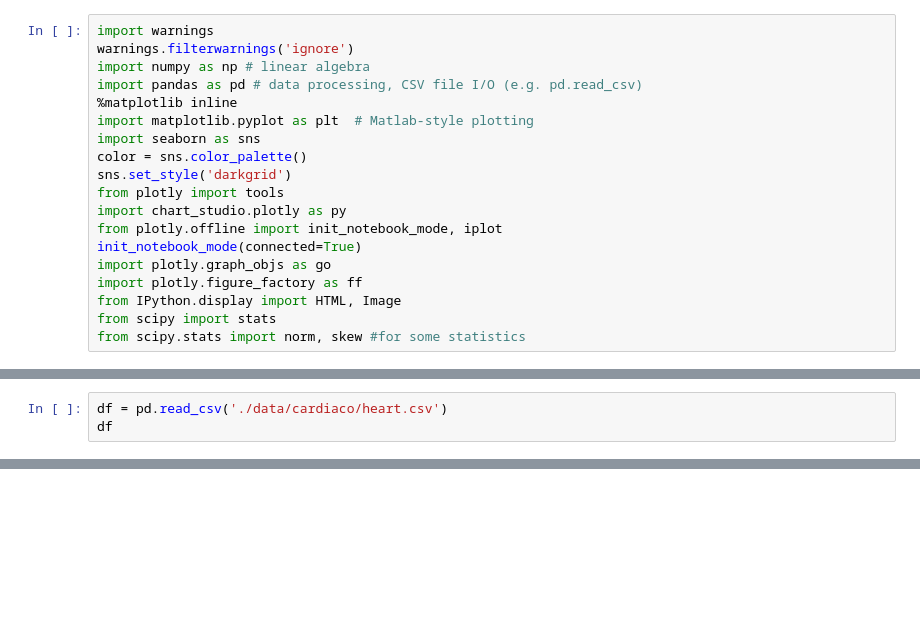
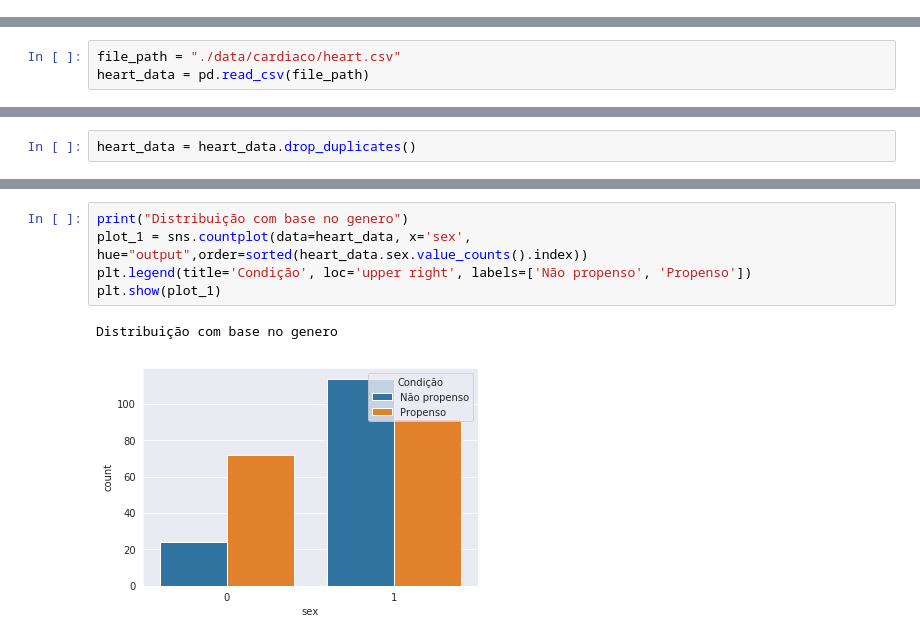
Before and after one commit to GutierrezHenrique/AulaJupyterLab, a Jupyter notebook: DataSetAtaquesCardiacos.ipynb, the cells around one changed output, grey strips where cells are left out. Drawn from its saved outputs; the diff is of its cells as text; blank space fills up the shorter version.

```diff
--- a/DataSetAtaquesCardiacos.ipynb
+++ b/DataSetAtaquesCardiacos.ipynb
@@ -13,19 +0,0 @@ Requirement already satisfied: idna<2.9,>=2.5 in /opt/conda/lib/python3.6/site-p
-# %%
-import warnings
-warnings.filterwarnings('ignore')
-import numpy as np # linear algebra
-import pandas as pd # data processing, CSV file I/O (e.g. pd.read_csv)
-%matplotlib inline
-import matplotlib.pyplot as plt  # Matlab-style plotting
-import seaborn as sns
-color = sns.color_palette()
-sns.set_style('darkgrid')
-from plotly import tools
-import chart_studio.plotly as py
-from plotly.offline import init_notebook_mode, iplot
-init_notebook_mode(connected=True)
-import plotly.graph_objs as go
-import plotly.figure_factory as ff
-from IPython.display import HTML, Image
-from scipy import stats
-from scipy.stats import norm, skew #for some statistics
@@ -32,3 +15,3 @@ from scipy.stats import norm, skew #for some statistics
 # %%
-df = pd.read_csv('./data/cardiaco/heart.csv')
-df
+file_path = "./data/cardiaco/heart.csv"
+heart_data = pd.read_csv(file_path)
@@ -155,0 +38,2 @@ df1=df.loc[filter]
+# %%
+heart_data = heart_data.drop_duplicates()
@@ -155,0 +52,8 @@ df1=df.loc[filter]
+# %%
+print("Distribuição com base no genero")
+plot_1 = sns.countplot(data=heart_data, x='sex', hue="output",order=sorted(heart_data.sex.value_counts().index))
+plt.legend(title='Condição', loc='upper right', labels=['Não propenso', 'Propenso'])
+plt.show(plot_1)
+# %% [output]
+Distribuição com base no genero
+[figure, added]
```
Also changed, not shown: parts of 24 cells of this notebook, 2 other files.
